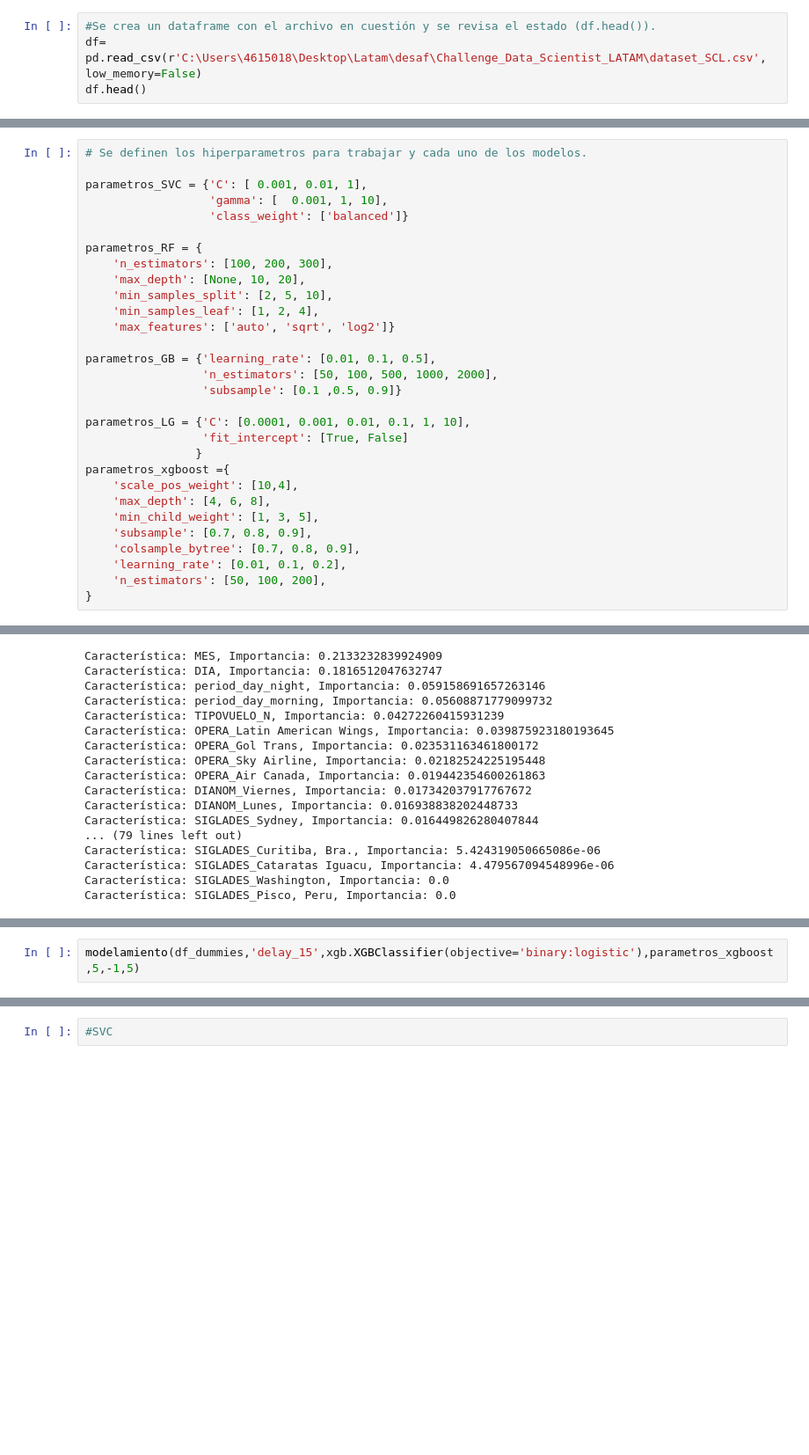
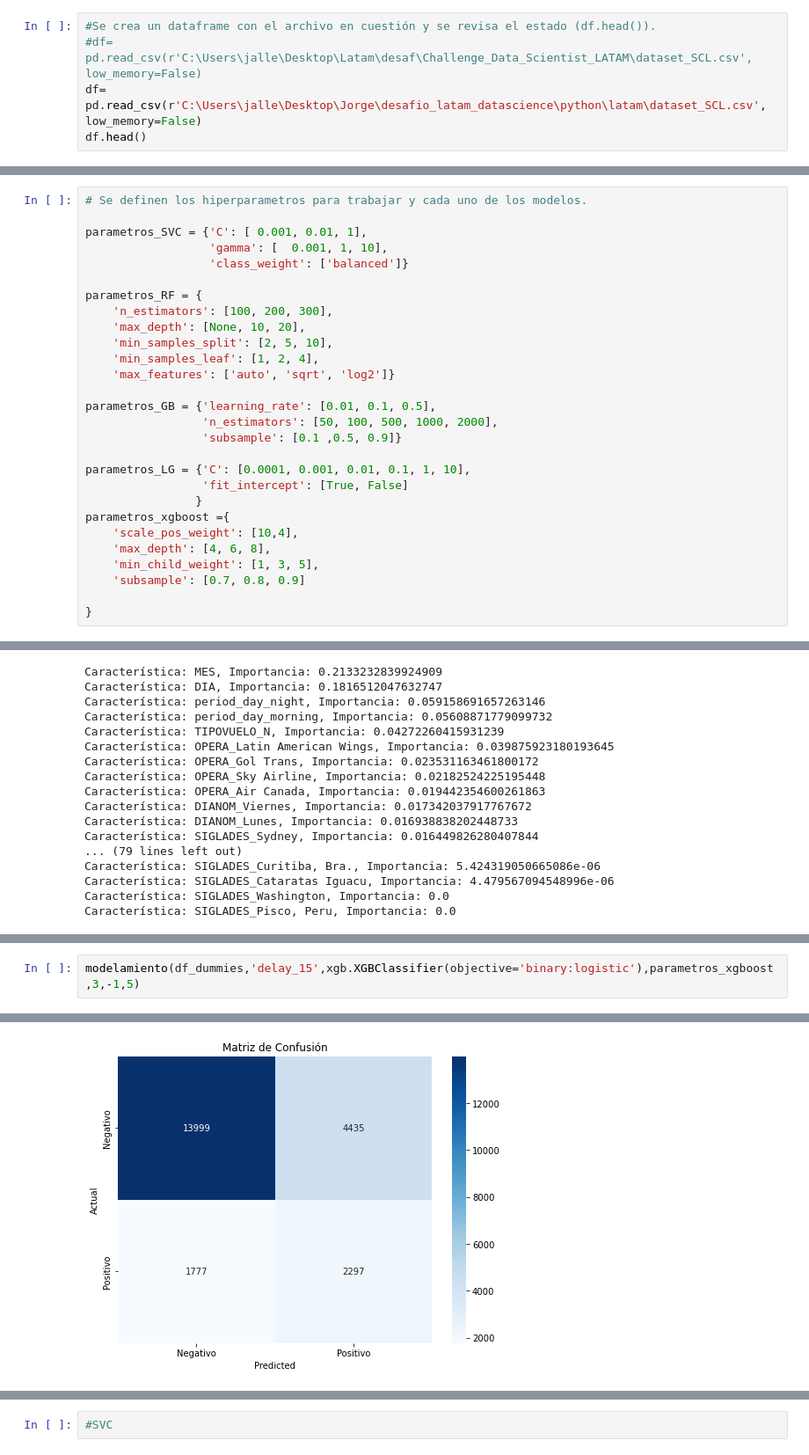
Before and after one commit to jallende6/Challenge_Data_Scientist_LATAM, a Jupyter notebook: Challenge Data Scientist - Jorge Allende.ipynb, the cells around one changed output, grey strips where cells are left out. Shown at 88% size. Cells and saved outputs as stored; diff of their text form; blank space fills up the shorter version.

```diff
--- a/Challenge Data Scientist - Jorge Allende.ipynb
+++ b/Challenge Data Scientist - Jorge Allende.ipynb
@@ -32,6 +32,7 @@ from sklearn.inspection import permutation_importance
 from sklearn.metrics import confusion_matrix, classification_report, roc_curve, auc
 # %%
 #Se crea un dataframe con el archivo en cuestión y se revisa el estado (df.head()).
-df= pd.read_csv(r'C:\Users\4615018\Desktop\Latam\desaf\Challenge_Data_Scientist_LATAM\dataset_SCL.csv', low_memory=False)
+#df= pd.read_csv(r'C:\Users\jalle\Desktop\Latam\desaf\Challenge_Data_Scientist_LATAM\dataset_SCL.csv', low_memory=False)
+df= pd.read_csv(r'C:\Users\jalle\Desktop\Jorge\desafio_latam_datascience\python\latam\dataset_SCL.csv', low_memory=False)
 df.head()
 # %% [output]
@@ -455,8 +451,6 @@ parametros_xgboost ={
     'scale_pos_weight': [10,4],
     'max_depth': [4, 6, 8],
     'min_child_weight': [1, 3, 5],
-    'subsample': [0.7, 0.8, 0.9],
-    'colsample_bytree': [0.7, 0.8, 0.9],
-    'learning_rate': [0.01, 0.1, 0.2],
-    'n_estimators': [50, 100, 200],
+    'subsample': [0.7, 0.8, 0.9]
+
 }
@@ -577,3 +531,3 @@ Característica: SIGLADES_Pisco, Peru, Importancia: 0.0
 # %%
-modelamiento(df_dummies,'delay_15',xgb.XGBClassifier(objective='binary:logistic'),parametros_xgboost,5,-1,5)
+modelamiento(df_dummies,'delay_15',xgb.XGBClassifier(objective='binary:logistic'),parametros_xgboost,3,-1,5)
 # %% [output]
@@ -580,0 +546 @@ Fitting 5 folds for each of 1458 candidates, totalling 7290 fits
+[figure, added]
```
Also changed, not shown: parts of 22 cells of this notebook.
